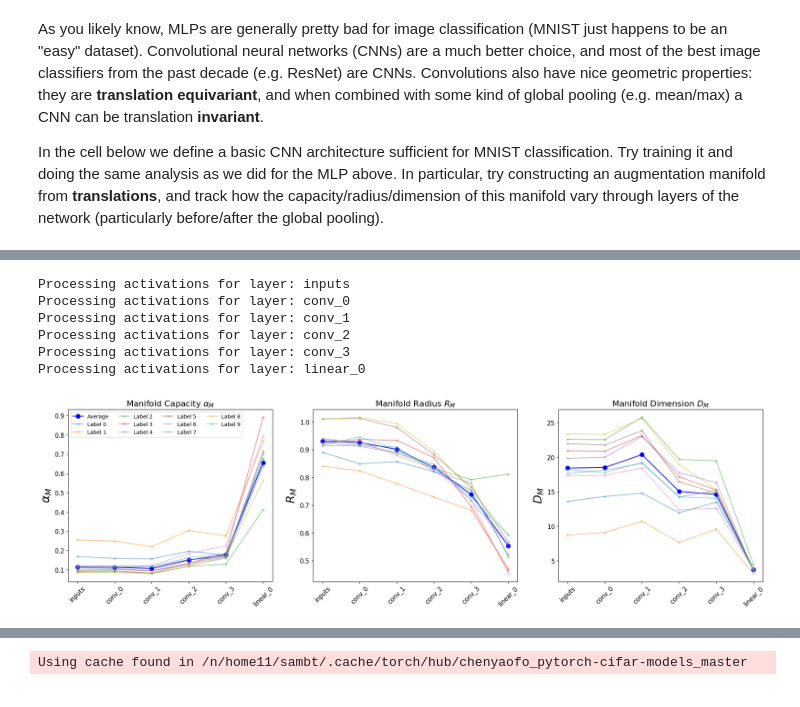
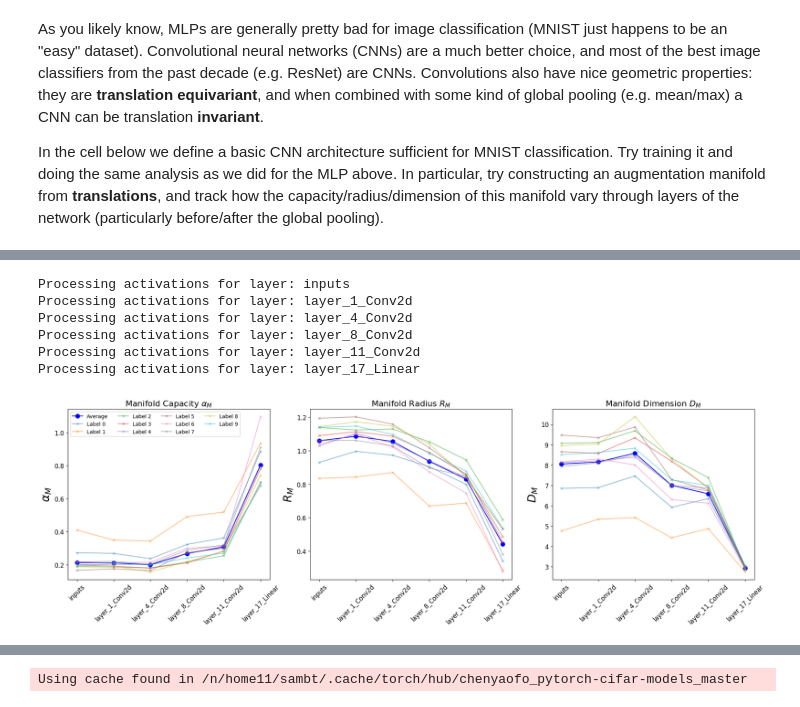
Before and after one commit to SamBT/manifold-capacity-tutorial-iaifi25, a Jupyter notebook: Tutorial_2_neuralNets.ipynb, the cells around one changed output, grey strips where cells are left out. Saved outputs shown, nothing was run; the diff lists cells and outputs as text; code cells hidden in the pictures.

```diff
--- a/Tutorial_2_neuralNets.ipynb
+++ b/Tutorial_2_neuralNets.ipynb
@@ -802,7 +537,7 @@ trained_cnn, train_losses, val_losses = train_model(
     model=cnn_model,
     train_loader=train_loader,
     val_loader=val_loader,
-    epochs=20,
+    epochs=20,``
     patience=5,
     learning_rate=0.001
 )
@@ -824,53 +561,17 @@ Epoch 11/20 - Train loss: 0.0261, Train acc: 0.9957, Val loss: 0.0594, Val acc:
 # Define a dataloader for the test set and extract activations for 1000 test samples
 test_loader = torch.utils.data.DataLoader(test_dataset, batch_size=1000)
 test_images, test_labels = next(iter(test_loader))
-cnn_acts_trained, layer_names = extract_activations(trained_cnn, test_images, test_labels)
+cnn_acts_trained, layer_names = extractor(trained_cnn, test_images, test_labels, layer_types=['Linear','Conv2d'])
 
-alphas, radii, dims, mean_alphas, mean_radii, mean_dims = capacity_analysis(cnn_acts_trained, layer_names)
+alphas, radii, dims, mean_alphas, mean_radii, mean_dims, labels = capacity_analysis(cnn_acts_trained)
 # %% [output]
 Processing activations for layer: inputs
-Processing activations for layer: conv_0
-Processing activations for layer: conv_1
-Processing activations for layer: conv_2
-Processing activations for layer: conv_3
-Processing activations for layer: linear_0
+Processing activations for layer: layer_1_Conv2d
+Processing activations for layer: layer_4_Conv2d
+Processing activations for layer: layer_8_Conv2d
+Processing activations for layer: layer_11_Conv2d
+Processing activations for layer: layer_17_Linear
 # %%
-# Create a figure with 3 subplots side by side
-fig, axes = plt.subplots(1, 3, figsize=(24, 6))
-
-# X-axis labels for all plots
-x_labels = ['inputs'] + layer_names
-x_values = np.arange(len(x_labels))
-
-# Plot alpha values (a)
-plt.sca(axes[0])
-plt.plot(x_values, mean_alphas, 'o-', color='blue', markersize=8,label='Average')
-for l in mnist_labels:
-    plt.plot(x_values, alphas[l], 'x-', markersize=4, alpha=0.5, label=f'Label {l}')
-plt.legend(loc='upper left', fontsize=10,ncol=4)
-plt.xticks(x_values, labels=x_labels, rotation=45, fontsize=12)
-plt.title(r"Manifold Capacity $\alpha_M$",fontsize=16)
-plt.ylabel(r"$\alpha_M$", fontsize=22)
-plt.yticks(fontsize=12)
-
-# Plot R values (a)
-plt.sca(axes[1])
-plt.plot(x_values, mean_radii, 'o-', color='blue', markersize=8)
-for l in mnist_labels:
-    plt.plot(x_values, radii[l], 'x-', markersize=4, alpha=0.5)
-plt.xticks(x_values, labels=x_labels, rotation=45, fontsize=12)
-plt.title(r"Manifold Radius $R_M$",fontsize=16)
-plt.ylabel(r"$R_M$", fontsize=22)
-plt.yticks(fontsize=12)
-
-# Plot D values (a)
-plt.sca(axes[2])
-plt.plot(x_values, mean_dims, 'o-', color='blue', markersize=8)
-for l in mnist_labels:
-    plt.plot(x_values, dims[l], 'x-', markersize=4, alpha=0.5)
-plt.xticks(x_values, labels=x_labels, rotation=45, fontsize=12)
-plt.title(r"Manifold Dimension $D_M$",fontsize=16)
-plt.ylabel(r"$D_M$", fontsize=22)
-_=plt.yticks(fontsize=12)
+network_capacity_summary(alphas,radii,dims,mean_alphas,mean_radii,mean_dims,layer_names,labels)
 # %% [output]
-[figure, old version]
+[figure, new version]
```
Also changed, not shown: parts of 43 cells of this notebook, 9 other files.
